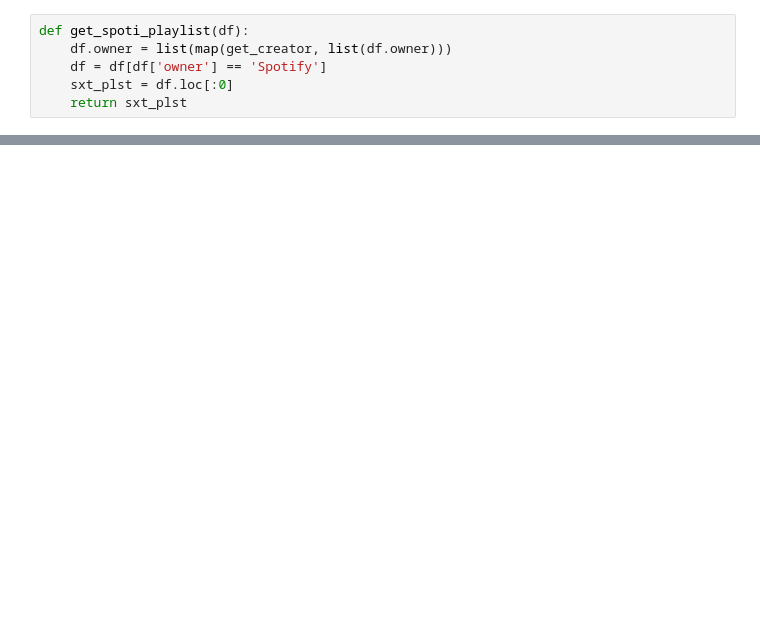
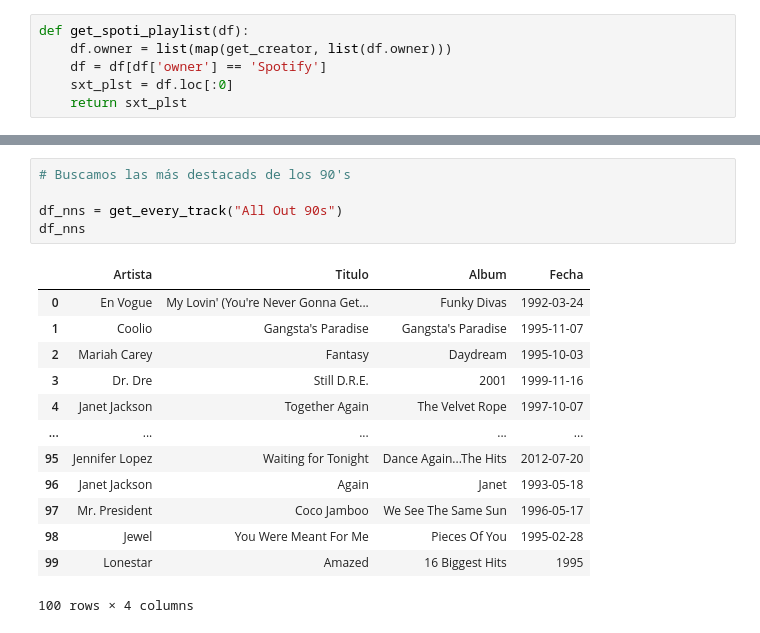
Before and after one commit to kaaiik/dataMusic, a Jupyter notebook: notebook/main.ipynb, the cells around one changed output, grey strips where cells are left out. Cells and saved outputs as stored; diff of their text form; blank space fills up the shorter version.

```diff
--- a/notebook/main.ipynb
+++ b/notebook/main.ipynb
@@ -270,0 +285,19 @@ df_sxt
+# %%
+# Buscamos las más destacads de los 90's
+
+df_nns = get_every_track("All Out 90s")
+df_nns
+# %% [output]
+|  | Artista | Titulo | Album | Fecha |
+| 0 | En Vogue | My Lovin' (You're Never Gonna Get... | Funky Divas | 1992-03-24 |
+| 1 | Coolio | Gangsta's Paradise | Gangsta's Paradise | 1995-11-07 |
+| 2 | Mariah Carey | Fantasy | Daydream | 1995-10-03 |
+| 3 | Dr. Dre | Still D.R.E. | 2001 | 1999-11-16 |
+| 4 | Janet Jackson | Together Again | The Velvet Rope | 1997-10-07 |
+| ... | ... | ... | ... | ... |
+| 95 | Jennifer Lopez | Waiting for Tonight | Dance Again...The Hits | 2012-07-20 |
+| 96 | Janet Jackson | Again | Janet | 1993-05-18 |
+| 97 | Mr. President | Coco Jamboo | We See The Same Sun | 1996-05-17 |
+| 98 | Jewel | You Were Meant For Me | Pieces Of You | 1995-02-28 |
+| 99 | Lonestar | Amazed | 16 Biggest Hits | 1995 |
+100 rows × 4 columns
```
Also changed, not shown: parts of 15 cells of this notebook.
